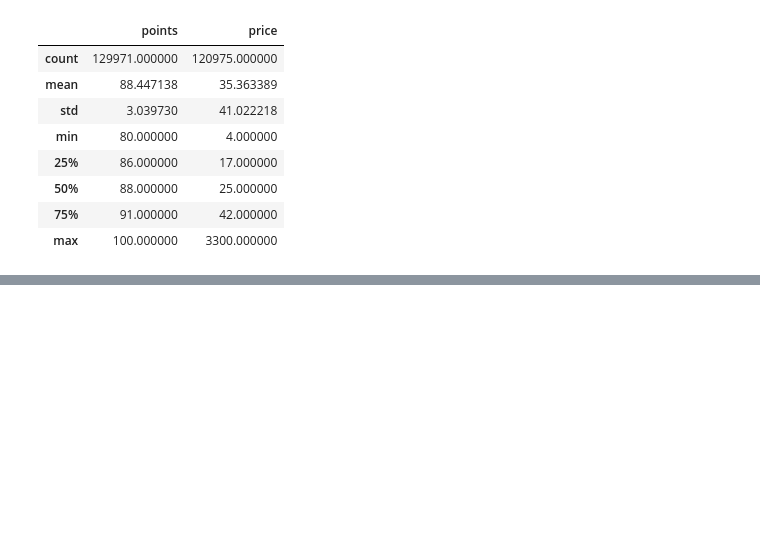
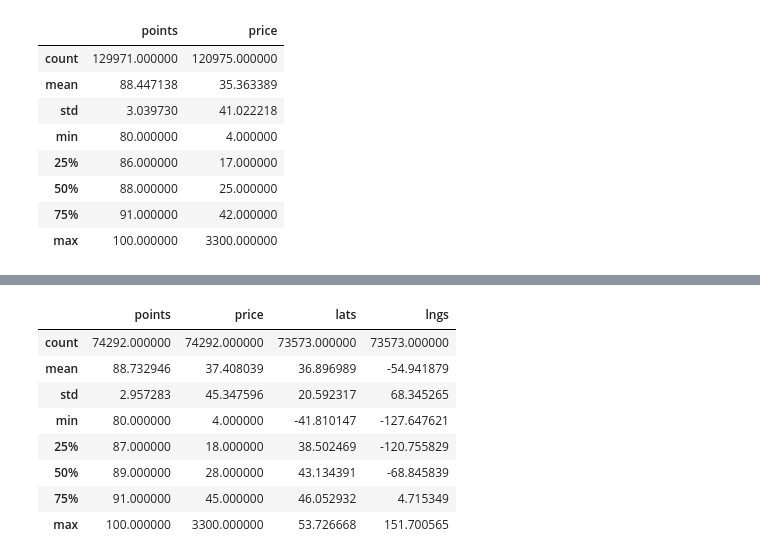
Before and after one commit to baokiddy/global_wine, a Jupyter notebook: wineCleaner.ipynb, the cells around one changed output, grey strips where cells are left out. Cells and saved outputs as stored; diff of their text form; code cells hidden in the pictures; blank space fills up the shorter version.

```diff
--- a/wineCleaner.ipynb
+++ b/wineCleaner.ipynb
@@ -71,0 +119,17 @@ df.head()
+# %%
+address_list = []
+# %%
+for address in loop_address:
+    target_url = ('https://maps.googleapis.com/maps/api/geocode/json?'
+    'address={0}&key={1}').format(address, gkey)
+    request = requests.get(target_url).json()
+    try:
+        alats.append(request['results'][0]['geometry']['location']['lat'])
+        alngs.append(request['results'][0]['geometry']['location']['lng'])
+        address_list.append(address)
+        print(f'processing record {len(alats)} of {len(loop_address)} | {address}')
+        print(target_url)
+    except KeyError:
+        print ('Missing Winery')
+    except IndexError:
+        print ('Mising Winery')
@@ -71,0 +158,3 @@ df.head()
+# %%
+address_df = pd.DataFrame(list(zip(address_list, alats, alngs)),
+               columns =['address', 'lats', 'lngs'])
@@ -71,0 +170,14 @@ df.head()
+# %%
+combined_df = pd.merge(df, address_df, how='left', on ='address')
+# %%
+combined_df.describe()
+# %% [output]
+|  | points | price | lats | lngs |
+| count | 74292.000000 | 74292.000000 | 73573.000000 | 73573.000000 |
+| mean | 88.732946 | 37.408039 | 36.896989 | -54.941879 |
+| std | 2.957283 | 45.347596 | 20.592317 | 68.345265 |
+| min | 80.000000 | 4.000000 | -41.810147 | -127.647621 |
+| 25% | 87.000000 | 18.000000 | 38.502469 | -120.755829 |
+| 50% | 89.000000 | 28.000000 | 43.134391 | -68.845839 |
+| 75% | 91.000000 | 45.000000 | 46.052932 | 4.715349 |
+| max | 100.000000 | 3300.000000 | 53.726668 | 151.700565 |
```
Also changed, not shown: parts of 22 cells of this notebook, 4 other files.
